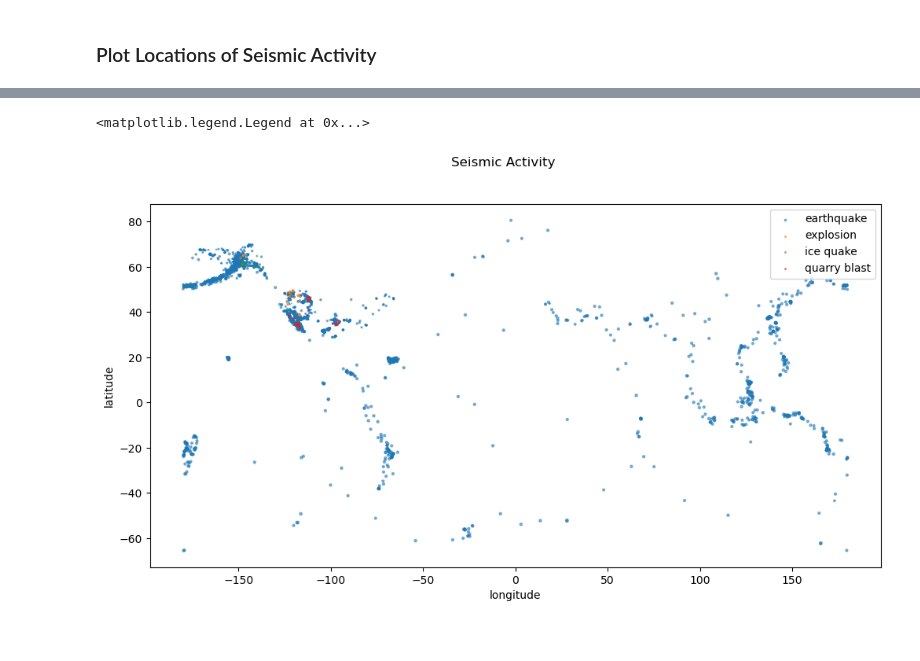
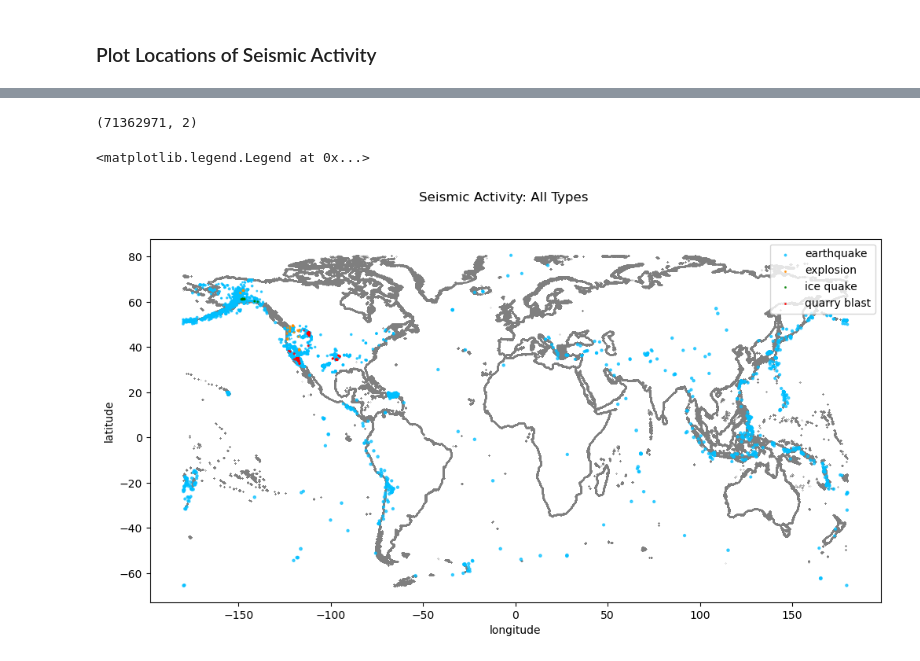
Before and after one commit to ADPriceless/TheDeveloperAcademy_Assignments5and6, a Jupyter notebook: assignment5.ipynb, the cells around one changed output, grey strips where cells are left out. Saved outputs shown, nothing was run; the diff lists cells and outputs as text; code cells hidden in the pictures.

Commit message:
add map of seismic activity

```diff
--- a/assignment5.ipynb
+++ b/assignment5.ipynb
@@ -196,3 +205,8 @@ quantitative_column_names
  'magNst']
 # %% [markdown]
 ### Plot Locations of Seismic Activity
+# %%
+# Read shapefile of coastline co-ordinates
+# Data taken from: https://osmdata.openstreetmap.de/data/coastlines.html
+coastline_file = 'data\\coastlines-split-4326\\lines.shp'
+sf = shapefile.Reader(coastline_file)
@@ -199,33 +224,57 @@ quantitative_column_names
+# %%
+# Move the points from the shapefile into
+# a np array. Takes a minute or so.
+points = []
+for shape in sf.iterShapes():
+    if all([shape.bbox[0] >= bbox[0],
+            shape.bbox[1] >= bbox[1],
+            shape.bbox[2] <= bbox[2],
+            shape.bbox[3] <= bbox[3]
+    ]):
+        for point in shape.points:
+            points.append(point)
+
+points = np.array(points)
+points.shape
+# %% [output]
+(71362971, 2)
 # %%
+# Plot seismic activity
+
+# colors and labels
+CSS_COLORS = (
+    mcolors.CSS4_COLORS['deepskyblue'],
+    mcolors.CSS4_COLORS['darkorange'],
+    mcolors.CSS4_COLORS['green'],
+    mcolors.CSS4_COLORS['red']
+)
 TABLEAU_COLORS = ('tab:blue', 'tab:orange', 'tab:green', 'tab:red',)
+plot_colors = CSS_COLORS
 seismic_types = sorted(earthquake['type'].unique().tolist())
 
-fig, ax = plt.subplots()
+# plot coastlines
+fig = plt.figure(figsize=(12, 6))
+plt.scatter(points[:, 0], points[:, 1], s=0.01, c='tab:gray', alpha=0.1)
 
-# TODO:
-# Figure width and heigh are approximately
-# the same ratio as longitude and latitude.
-# This may be improved later when overlayed
-# on a map.
-fig.set_figwidth(12)
-fig.set_figheight(6)
-
-for seismic_type, color in zip(seismic_types, TABLEAU_COLORS):
-    ax.scatter(
-        earthquake['longitude'].where(earthquake['type'] == seismic_type).dropna(),
-        earthquake['latitude'].where(earthquake['type'] == seismic_type).dropna(),
-        # TODO: magnitude may need to be scaled to improve visualization
-        s=earthquake['mag'].where(earthquake['type'] == seismic_type).dropna(),
-
-        c=color,
-        alpha=0.5,
-        label=seismic_type
+# plot seismic events
+handles = []
+for seismic_type, color in zip(seismic_types, plot_colors):
+    handles.append(
+        plt.scatter(
+            earthquake['longitude'].where(earthquake['type'] == seismic_type).dropna(),
+            earthquake['latitude'].where(earthquake['type'] == seismic_type).dropna(),
+            # TODO: magnitude may need to be scaled to improve visualization
+            s=earthquake['mag'].where(earthquake['type'] == seismic_type).dropna(),
+            c=color,
+            alpha=0.7,
+            label=seismic_type
+        )
     )
 
-fig.suptitle('Seismic Activity')
+fig.suptitle('Seismic Activity: All Types')
 plt.xlabel('longitude')
 plt.ylabel('latitude')
-ax.legend(seismic_types, loc='best')
+plt.legend(handles=handles, loc='upper right')
 # %% [output]
 <matplotlib.legend.Legend at 0x...>
-[figure, old version]
+[figure, new version]
```
Also changed, not shown: parts of 7 cells of this notebook, 1 other file.
